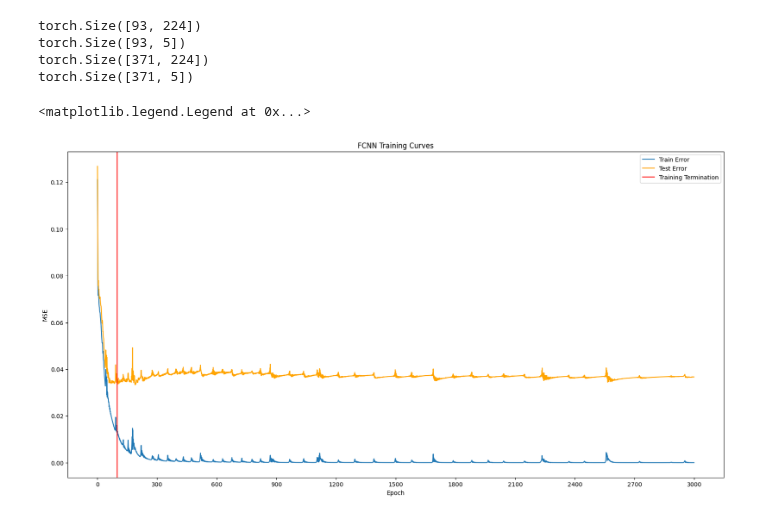
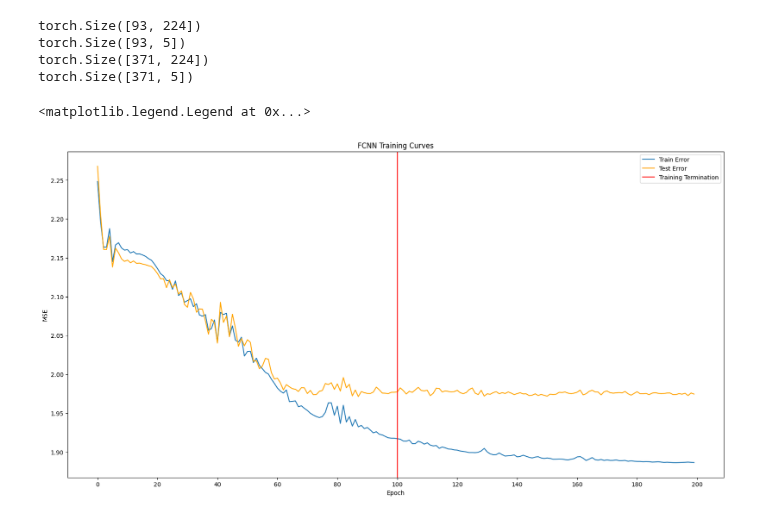
Before and after one commit to adarshramiyer/gAIt, a Jupyter notebook: time_series_models/fcnn_sigmoid_experimentation.ipynb, the cells around one changed output. Cells and saved outputs as stored; diff of their text form; code cells hidden in the pictures.

Commit message:
tried Cross Entropy, was not optimal

```diff
--- a/time_series_models/fcnn_sigmoid_experimentation.ipynb
+++ b/time_series_models/fcnn_sigmoid_experimentation.ipynb
@@ -160,7 +160,7 @@ adam_model = nn.Sequential(nn.Linear(input_size, hidden_layer_size_1),
                         nn.Linear(hidden_layer_size_6, output_size),
                         nn.Sigmoid())
 '''
-loss_function = nn.MSELoss()
+loss_function = nn.CrossEntropyLoss()
 optimizer = torch.optim.AdamW(adam_model.parameters(), lr=learning_rate)
 # %%
 # model training
@@ -171,7 +171,7 @@ def init_weights(m):
         m.bias.data.fill_(0.01)
 
 min_loss = 1.0
-num_epochs = 3000
+num_epochs = 200
 #while (min_loss > 0.15):
 
 adam_model.apply(init_weights)
@@ -181,34 +181,34 @@ test_losses = []
 for epoch in range(num_epochs):
     pred_y = adam_model(X_train)
     loss = loss_function(pred_y, y_train)
     losses.append(loss.item())
 
     test_y = adam_model(X_test)
     test_loss = loss_function(test_y, y_test)
     test_losses.append(test_loss.item())
 
     adam_model.zero_grad()
     loss.backward()
 
     optimizer.step()
 
 min_loss = min(test_losses)
 
 fig, ax = plt.subplots(1, figsize=(20, 10))
 
 ax.plot(losses, label="Train Error")
 ax.plot(test_losses, label="Test Error", c="orange")
 ax.set_title("FCNN Training Curves")
 ax.set_xticks(np.linspace(0, num_epochs, num=11))
 
 ax.set_ylabel("MSE")
 ax.set_xlabel("Epoch")
 
 ax.axvline(100, c='r', label='Training Termination')
 ax.legend()
 # %% [output]
 <matplotlib.legend.Legend at 0x...>
-[figure, old version]
+[figure, new version]
 # %%
 o_pred = []
 f_pred = []
```
Also changed, not shown: parts of 1 cell of this notebook, 2 other files.
